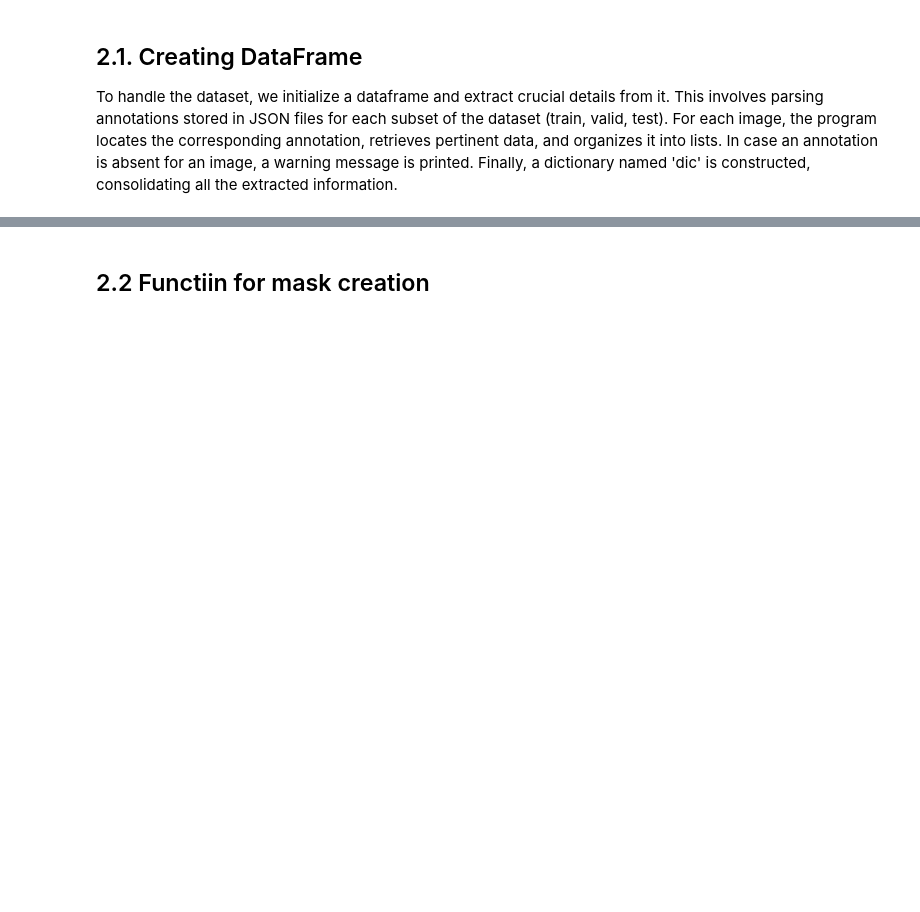
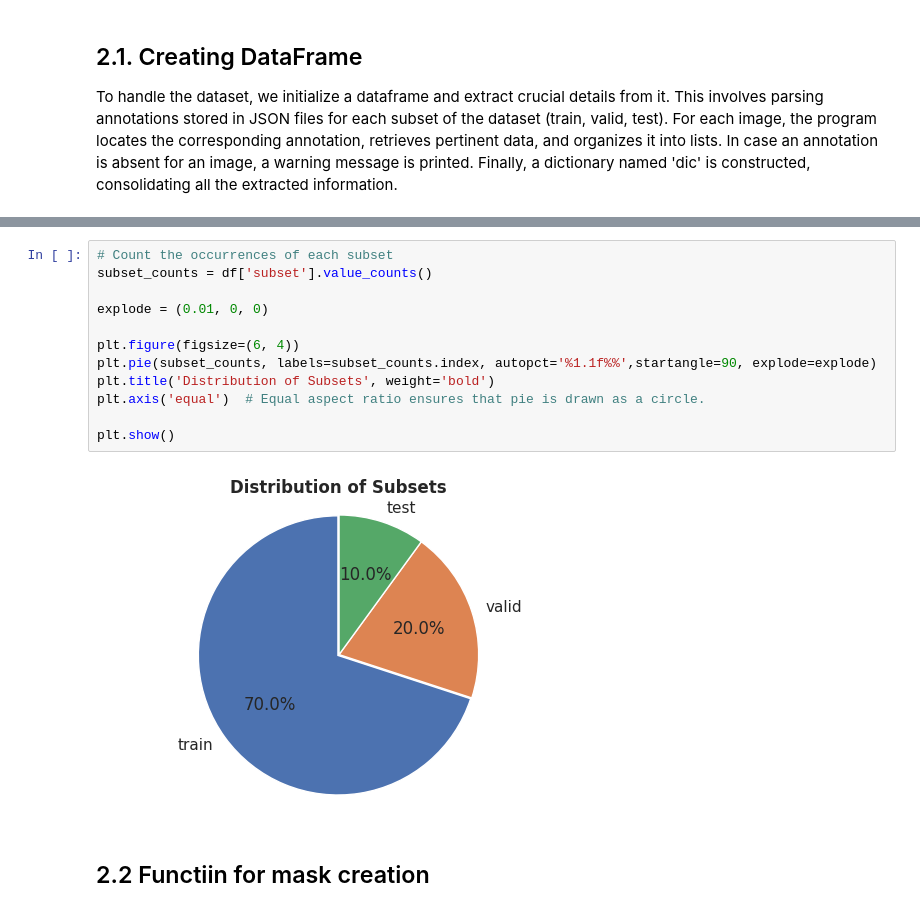
Before and after one commit to 87tana/SemanticSegmentation-in-Medical-Imaging, a Jupyter notebook: Tumor_Semantic_Segmentation.ipynb, the cells around one changed output, grey strips where cells are left out. Drawn from its saved outputs; the diff is of its cells as text; blank space fills up the shorter version.

```diff
--- a/Tumor_Semantic_Segmentation.ipynb
+++ b/Tumor_Semantic_Segmentation.ipynb
@@ -98,3 +148,17 @@ Annotation is missing for image 1380 in train
+# %%
+# Count the occurrences of each subset
+subset_counts = df['subset'].value_counts()
+
+explode = (0.01, 0, 0)
+
+plt.figure(figsize=(6, 4))
+plt.pie(subset_counts, labels=subset_counts.index, autopct='%1.1f%%',startangle=90, explode=explode)
+plt.title('Distribution of Subsets', weight='bold')
+plt.axis('equal')  # Equal aspect ratio ensures that pie is drawn as a circle.
+
+plt.show()
+# %% [output]
+[figure, added]
 # %% [markdown]
 ## 2.2 Functiin for mask creation
 # %%
```
Also changed, not shown: parts of 31 cells of this notebook.
